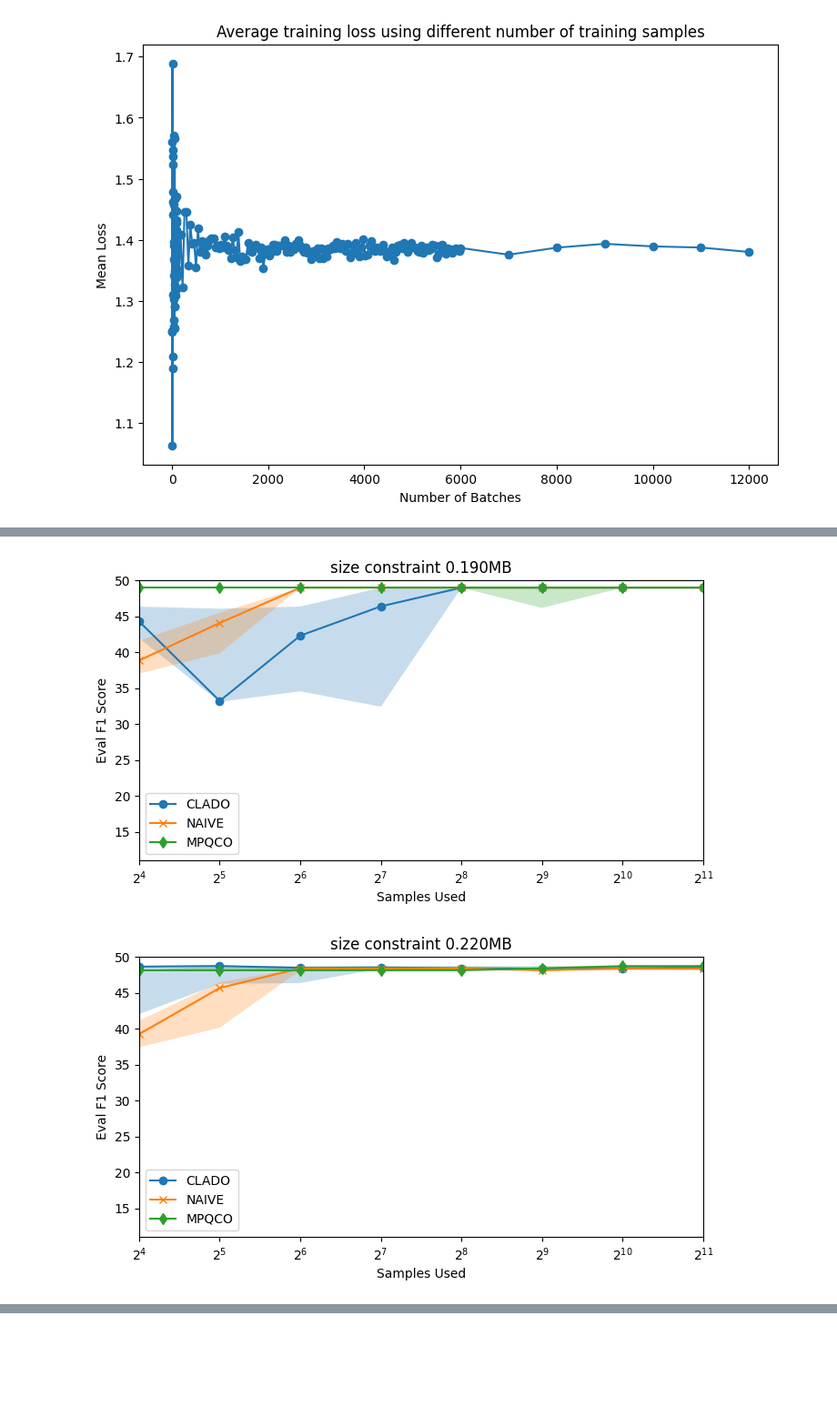
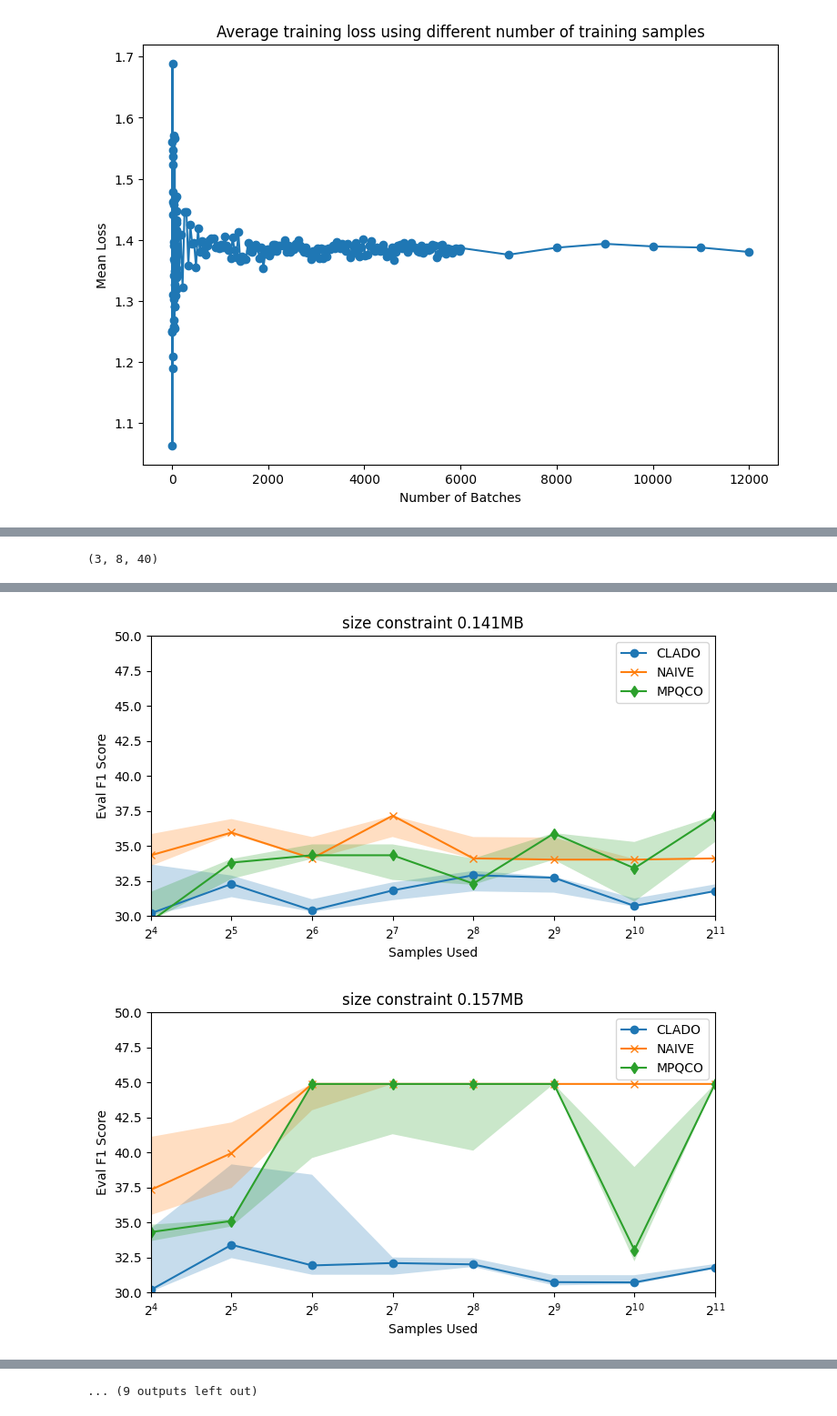
Before and after one commit to JamesTuna/CLADO_MPQ, a Jupyter notebook: bert/CLADO_multiWeight_bert.ipynb, the cells around one changed output, grey strips where cells are left out. Shown at 91% size. Saved outputs shown, nothing was run; the diff lists cells and outputs as text; code cells hidden in the pictures; blank space fills up the shorter version.

Commit message:
fixed the run_quant script

```diff
--- a/bert/CLADO_multiWeight_bert.ipynb
+++ b/bert/CLADO_multiWeight_bert.ipynb
@@ -22,9 +22,9 @@ import pickle
 import numpy as np
 
 methods = ["clado", "naive", "mpqco"]
-size_bounds = np.linspace(0.10,0.40,11)
+size_bounds = np.linspace(0.0939, 0.40, 40)
 
-n_runs = 5
+n_runs = 3
 n_constraints = len(size_bounds)
 
 # n_runs x n_constraints
@@ -43,7 +43,7 @@ for repeat in range(n_runs):
     start_batch = batch_num * repeat
     end_batch = batch_num * repeat + batch_num - 1
     n_samples = batch_num * 8
-    file_name = f'./variance_study/Clado_Naive_MPQCO_res_bert-tiny/sample_size{n_samples}/clado_naive_mpqco_a8_w8-4-2_calib128_batches_{start_batch}-{end_batch}_bs8.pkl'
+    file_name = f'./variance_study/Clado_Naive_MPQCO_res_bert-tiny/sample_size{n_samples}/clado_naive_mpqco_a8_w8-4-2_calib128_batches_{start_batch}-{end_batch}_bs8_40-size-cons.pkl'
     with open(file_name,'rb') as f:
         res = pickle.load(f)
     for method in methods:
@@ -82,6 +82,10 @@ plt.plot([0.375244141],[48.9000], color='gray', marker='s')
 plt.annotate("(A:8, W:8)", (0.365, 49.30), size=9, color='gray')
 plt.axhline(y=48.90, color='gray', linestyle='--', label='(A:8, W:8)')
 
+plt.plot([0.18762207],[48.995145577466914], color='gray', marker='s')
+plt.annotate("(A:8, W:4)", (0.17762207, 48.995145577466914), size=9, color='gray')
+plt.axhline(y=48.995145577466914, color='gray', linestyle='--', label='(A:8, W:4)')
+
 plt.plot([0.093811035],[37.91], color='gray', marker='s')
 plt.annotate("(A:8, W:2)", (0.083811035, 38.41), size=9, color='gray')
 plt.axhline(y=37.91, color='gray', linestyle=':', label='(A:8, W:2)')
@@ -100,14 +104,11 @@ import matplotlib.pyplot as plt
 import pickle
 import numpy as np
 
-
-
 batch_nums = [2, 4, 8, 16, 32, 64, 128, 256]
 methods = ["clado", "naive", "mpqco"]
-#size_bounds = np.linspace(0.10,0.40,150)
-size_bounds = np.linspace(0.10,0.40,11)
+size_bounds = np.linspace(0.0939, 0.40, 40)
 
-n_runs = 5
+n_runs = 3
 n_sizes = len(batch_nums)
 n_constraints = len(size_bounds)
 
@@ -128,7 +129,7 @@ for i, batch_num in enumerate(batch_nums):
         start_batch = batch_num * repeat
         end_batch = batch_num * repeat + batch_num - 1
         n_samples = batch_num * 8
-        file_name = f'./variance_study/Clado_Naive_MPQCO_res_bert-tiny/sample_size{n_samples}/clado_naive_mpqco_a8_w8-4-2_calib128_batches_{start_batch}-{end_batch}_bs8.pkl'
+        file_name = f'./variance_study/Clado_Naive_MPQCO_res_bert-tiny/sample_size{n_samples}/clado_naive_mpqco_a8_w8-4-2_calib128_batches_{start_batch}-{end_batch}_bs8_40-size-cons.pkl'
         with open(file_name,'rb') as f:
             res = pickle.load(f)
         for method in methods:
@@ -146,11 +147,11 @@ for i, batch_num in enumerate(batch_nums):
 f1_clado = np.array(clado_f1)
 f1_naive = np.array(naive_f1)
 f1_mpqco = np.array(mpqco_f1)
-
+print(f1_clado.shape)
 xs = 2**np.arange(f1_clado.shape[1]) * 16
-for i in range(0, f1_clado.shape[2], 1):
+for i in range(0, f1_clado.shape[2], 2):
     plt.rcParams['figure.figsize'] = (8,4)
-    plt.axis([16, 2048, 11, 50])
+    plt.axis([16, 2048, 30, 50])
 
     plt.plot(xs, np.quantile(f1_clado[:,:,i],0.5,axis=0),marker='o',label=f'CLADO')
     plt.fill_between(xs,np.quantile(f1_clado[:,:,i],0.75,axis=0),
@@ -160,7 +161,7 @@ for i in range(0, f1_clado.shape[2], 1):
     plt.fill_between(xs,np.quantile(f1_naive[:,:,i],0.75,axis=0),
                     np.quantile(f1_naive[:,:,i],0.25,axis=0),alpha=0.25)
 
-    plt.plot(xs,np.quantile(f1_mpqco[:,:,i],0.5,axis=0),marker='d',label=f'MPQCO')
+    plt.plot(xs, np.quantile(f1_mpqco[:,:,i],0.5,axis=0),marker='d',label=f'MPQCO')
     plt.fill_between(xs,np.quantile(f1_mpqco[:,:,i],0.75,axis=0),
                      np.quantile(f1_mpqco[:,:,i],0.25,axis=0),alpha=0.25)
 
@@ -171,3 +172,4 @@ for i in range(0, f1_clado.shape[2], 1):
     plt.xscale('log',base=2)
     plt.show()
 # %% [output]
+(3, 8, 40)
@@ -177,2 +179,2 @@ for i in range(0, f1_clado.shape[2], 1):
-[figure, old version]
+[figure, new version]
-[figure, old version]
+[figure, new version]
@@ -185,3 +187,4 @@ for i in range(0, f1_clado.shape[2], 1):
+... (9 outputs left out)
 # %%
 eval_loss_clado = np.array(clado_eval_loss)
 eval_loss_naive = np.array(naive_eval_loss)
```
Also changed, not shown: parts of 3 cells of this notebook, 43 other files.
